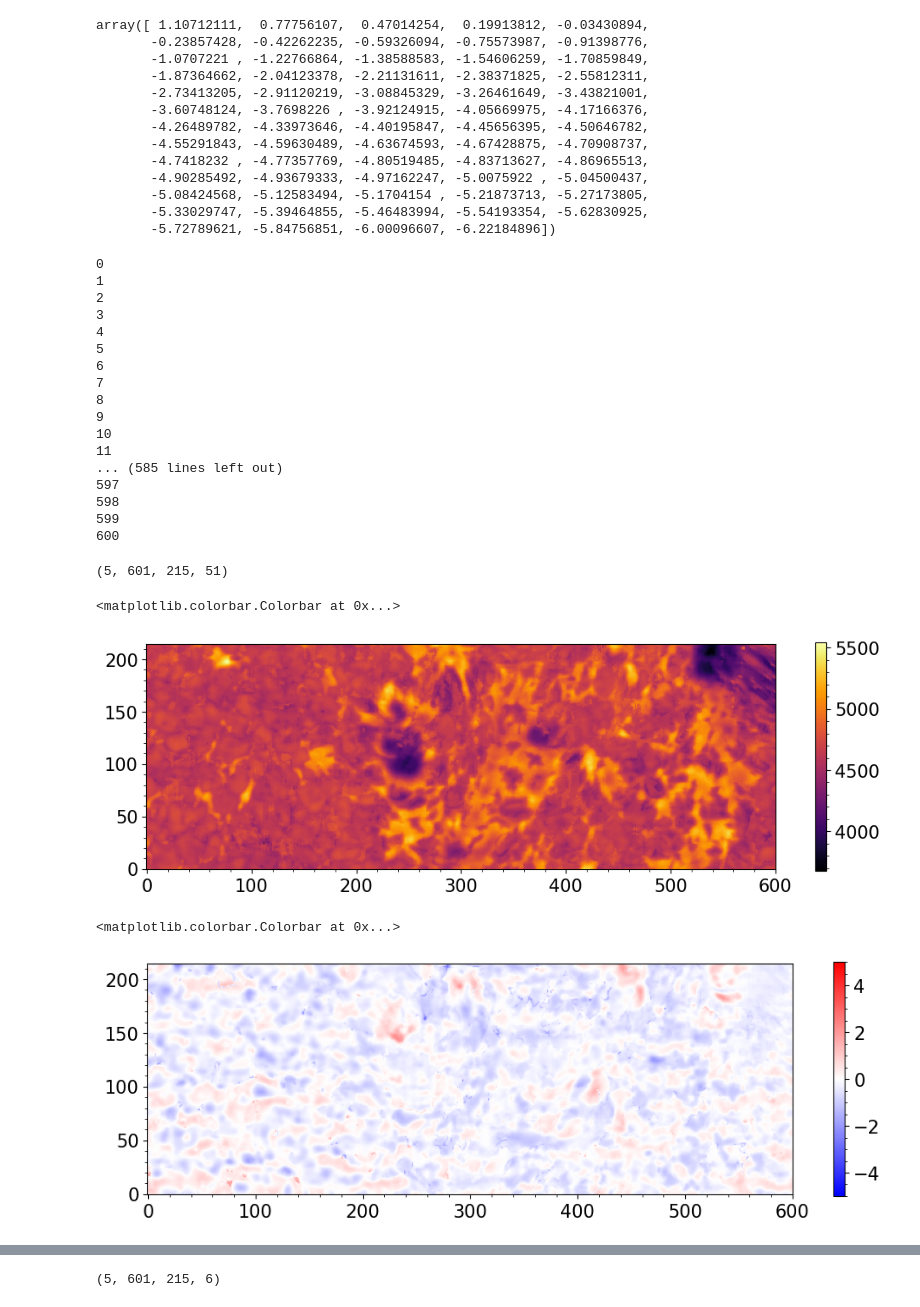
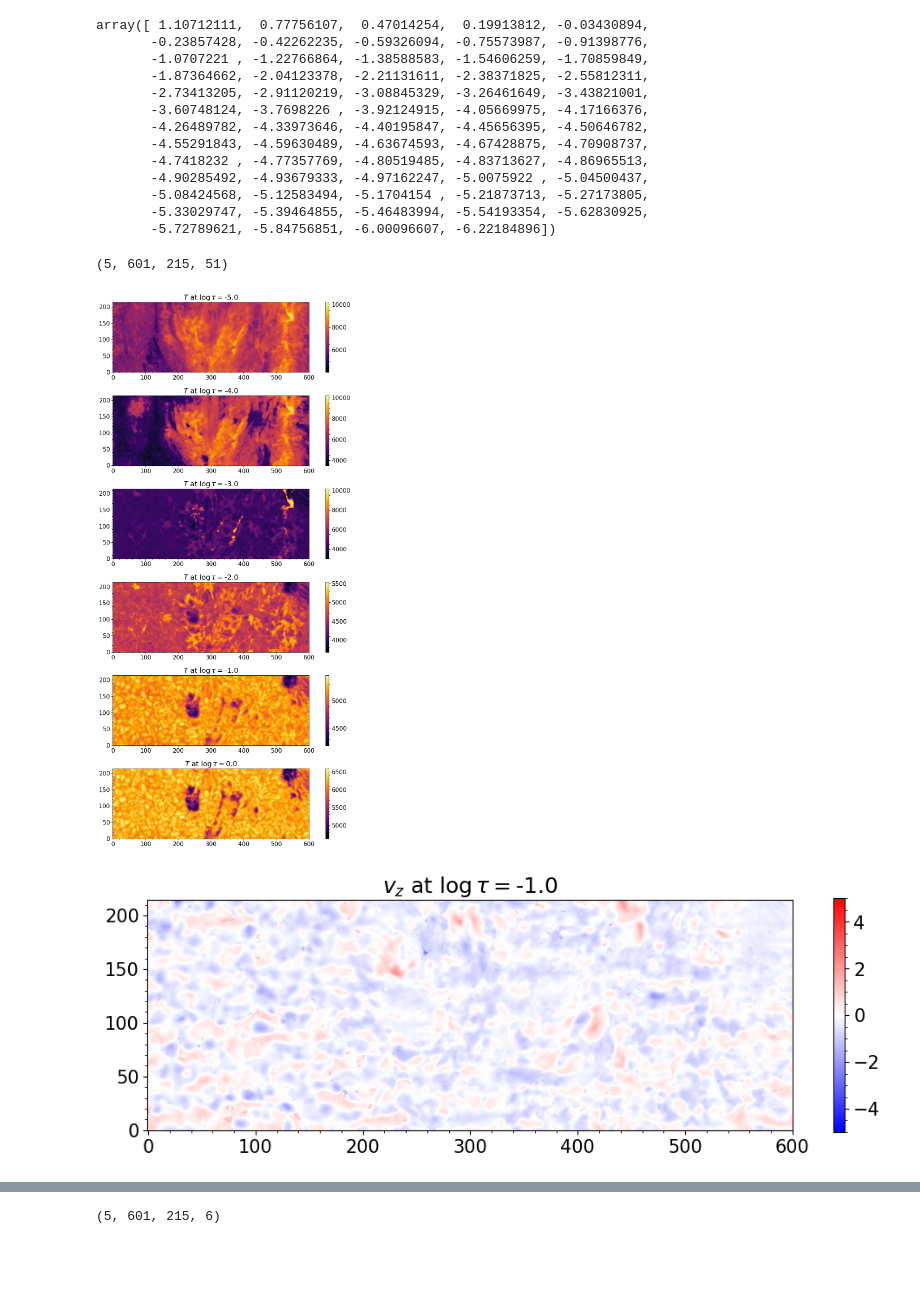
Before and after one commit to andreuva/clustering, a Jupyter notebook: cluster_frz_atm.ipynb, the cells around one changed output, grey strips where cells are left out. Saved outputs shown, nothing was run; the diff lists cells and outputs as text; code cells hidden in the pictures; blank space fills up the shorter version.

```diff
--- a/cluster_frz_atm.ipynb
+++ b/cluster_frz_atm.ipynb
@@ -4,7 +4,7 @@ import numpy as np
 import firtez_dz as frz
 import matplotlib.pyplot as plt
 # %%
-atm = frz.read_model("out_guess_step_2.bin")
+atm = frz.read_model("/home/milic/data/scratch/out_guess_step_2.bin")
 # %%
 atm.tem.shape
 # %% [output]
@@ -45,46 +47,34 @@ inc = np.arccos(atm.bz / (btot + 1.0))
 # %%
-for i in range(0,NX):
+for i in tqdm(range(0,NX)):
     for j in range(0,NY):
         atm_new[0,i,j,:] = np.interp(tau_new, atm.tau[i,j,::-1], atm.tem[i,j,::-1])
-        atm_new[1,i,j,:] = np.interp(tau_new, atm.tau[i,j,::-1], atm.pg[i,j,::-1])
-        atm_new[2,i,j,:] = np.interp(tau_new, atm.tau[i,j,::-1], atm.vz[i,j,::-1])
-        atm_new[3,i,j,:] = np.interp(tau_new, atm.tau[i,j,::-1], btot[i,j,::-1])
-        atm_new[4,i,j,:] = np.interp(tau_new, atm.tau[i,j,::-1], inc[i,j,::-1])
-    print (i)
+        atm_new[1,i,j,:] = np.interp(tau_new, atm.tau[i,j,::-1], atm.vz[i,j,::-1])
+        atm_new[2,i,j,:] = np.interp(tau_new, atm.tau[i,j,::-1], btot[i,j,::-1])
+        atm_new[3,i,j,:] = np.interp(tau_new, atm.tau[i,j,::-1], inc[i,j,::-1])
+        atm_new[4,i,j,:] = np.interp(tau_new, atm.tau[i,j,::-1], atm.pg[i,j,::-1])
+    #print (i)
-# %% [output]
-0
-1
-2
-3
-4
-5
-6
-7
-8
-9
-10
-11
-... (585 lines left out)
-597
-598
-599
-600
 # %%
 atm_new.shape
 # %% [output]
 (5, 601, 215, 51)
 # %%
-plt.figure(figsize=[12,3.5])
-plt.imshow(atm_new[0,:,:,-21].T, cmap = 'inferno', origin='lower')
-plt.colorbar()
+plt.figure(figsize=[12,20])
+for d  in range(0,51,10):
+    plt.subplot(6,1,d//10+1)
+    plt.imshow(atm_new[0,:,:,d].T, cmap = 'inferno', origin='lower')
+    plt.colorbar()
+    plt.title("$T$ at $\log\\tau = $" + str(tau_new[d]))
+plt.savefig("T_plts.png", bbox_inches='tight')
+plt.tight_layout()
 # %% [output]
-<matplotlib.colorbar.Colorbar at 0x...>
-[figure, old version]
+[figure, new version]
 # %%
+d = -11
 plt.figure(figsize=[12,3.5])
-plt.imshow(atm_new[2,:,:,-1].T/1E5 + 0.1, cmap = 'bwr', origin='lower', vmin=-5,vmax=5)
+plt.imshow(atm_new[1,:,:,d].T/1E5 + 0.1, cmap = 'bwr', origin='lower', vmin=-5,vmax=5)
 plt.colorbar()
+plt.title("$v_z$ at $\log\\tau = $" + str(tau_new[d]))
+plt.savefig("vz_photo.png", bbox_inches='tight')
 # %% [output]
-<matplotlib.colorbar.Colorbar at 0x...>
-[figure, old version]
+[figure, new version]
 # %%
```
Also changed, not shown: parts of 16 cells of this notebook, 1 other file.
